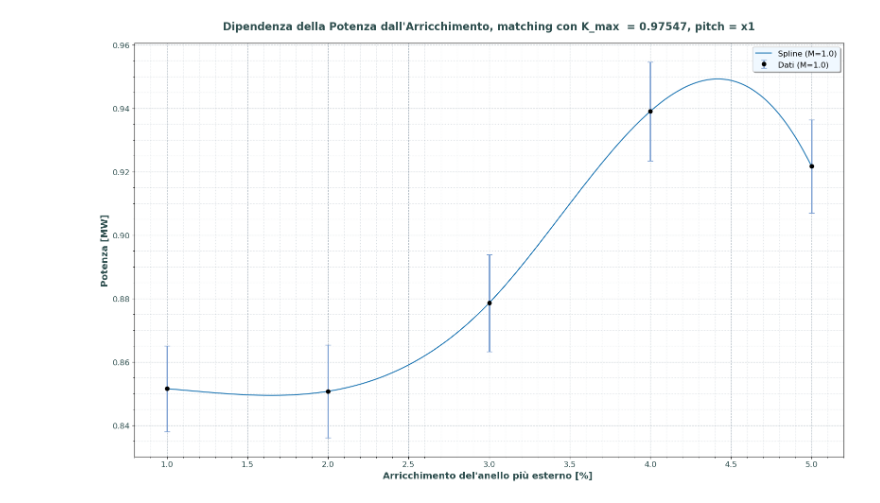
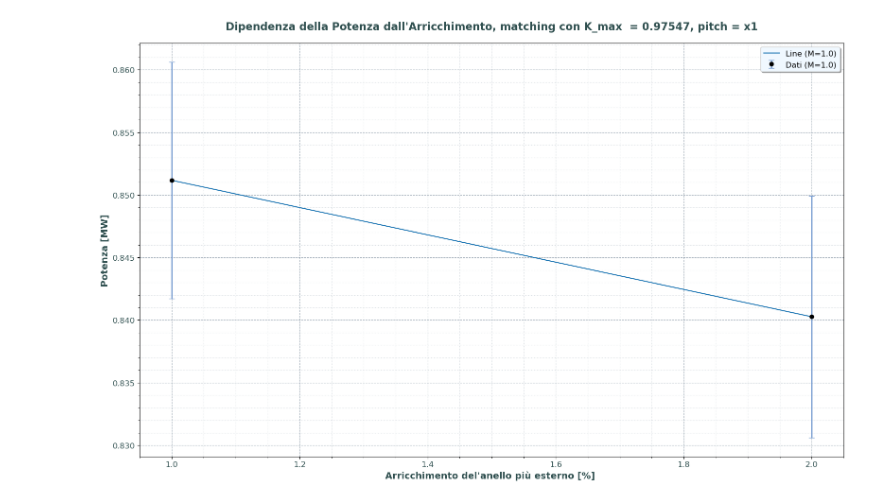
Before and after one commit to oblivion0218/Tesi-Magistrale, a Jupyter notebook: Open MC/reattore_8/fixed/statepoints/analisi.ipynb, the cells around one changed output. Cells and saved outputs as stored; diff of their text form; code cells hidden in the pictures.

```diff
--- a/Open MC/reattore_8/fixed/statepoints/analisi.ipynb
+++ b/Open MC/reattore_8/fixed/statepoints/analisi.ipynb
@@ -14,14 +14,14 @@ S_INTENSITY = 2.02e17                   # Fotoni/s dal sincrotrone
 
 def analizza_potenza():
     """Legge i file .h5, estrae media e deviazione standard delle fissioni, calcola potenza e incertezza."""
-    file_list = glob.glob("statepoint_case_*.h5")
+    file_list = glob.glob("statepoint_arr_ext_*.h5")
 
     if not file_list:
         print("Nessun file statepoint trovato nella cartella corrente.")
         return pd.DataFrame()
 
     dati = []
-    pattern = re.compile(r"statepoint_case_(\d+)_P(\d+)_m([\d\.]+)\.h5")
+    pattern = re.compile(r"statepoint_arr_ext_(\d+)_pitch_([\d\.]+)\.h5")
 
     for file_sp in file_list:
         filename = os.path.basename(file_sp)
@@ -29,9 +29,8 @@ def analizza_potenza():
         if not match:
             continue
 
-        pressione = float(match.group(2))
-        moltiplicatore = float(match.group(3))
-        arricchimento = float(match.group(1)) + 1.0
+        moltiplicatore = float(match.group(2))
+        arricchimento = float(match.group(1))
 
         with openmc.StatePoint(file_sp) as sp:
             try:
@@ -80,31 +79,31 @@ def plot_scatter_smooth_err(df):
             spline = make_interp_spline(x, y, k=3)
             y_smooth = spline(x_smooth)
             ax.plot(x_smooth, y_smooth, zorder=4, label=f'Spline (M={m})')
         else:
             ax.plot(x, y, zorder=4, label=f'Line (M={m})')
 
     # Formattazione
     ax.set_title('Dipendenza della Potenza dall\'Arricchimento, matching con K_max  = 0.97547, pitch = x1',
                  fontsize=16, fontweight='bold', color='#2F4F4F', pad=20)
     ax.set_xlabel('Arricchimento del\'anello più esterno [%] ', fontsize=14, fontweight='bold', color='#2F4F4F')
     ax.set_ylabel('Potenza [MW]', fontsize=14, fontweight='bold', color='#2F4F4F')
     ax.tick_params(axis='both', which='major', labelsize=12, labelcolor='#2F4F4F')
 
     # Griglia avanzata
     ax.minorticks_on()
     ax.grid(which='major', linestyle='--', alpha=0.6, color='#778899')
     ax.grid(which='minor', linestyle=':', alpha=0.3, color='#778899')
 
     # Legenda
     ax.legend(loc='upper right', frameon=True, shadow=True,
               fontsize=12, facecolor='#F0F8FF')
 
     plt.tight_layout()
     plt.savefig('scatter_potenza_errore.png', dpi=300)
     plt.show()
 
 # Esecuzione
 df_potenza = analizza_potenza()
 plot_scatter_smooth_err(df_potenza)
 # %% [output]
-[figure, old version]
+[figure, new version]
```
Also changed, not shown: 6 other files.
